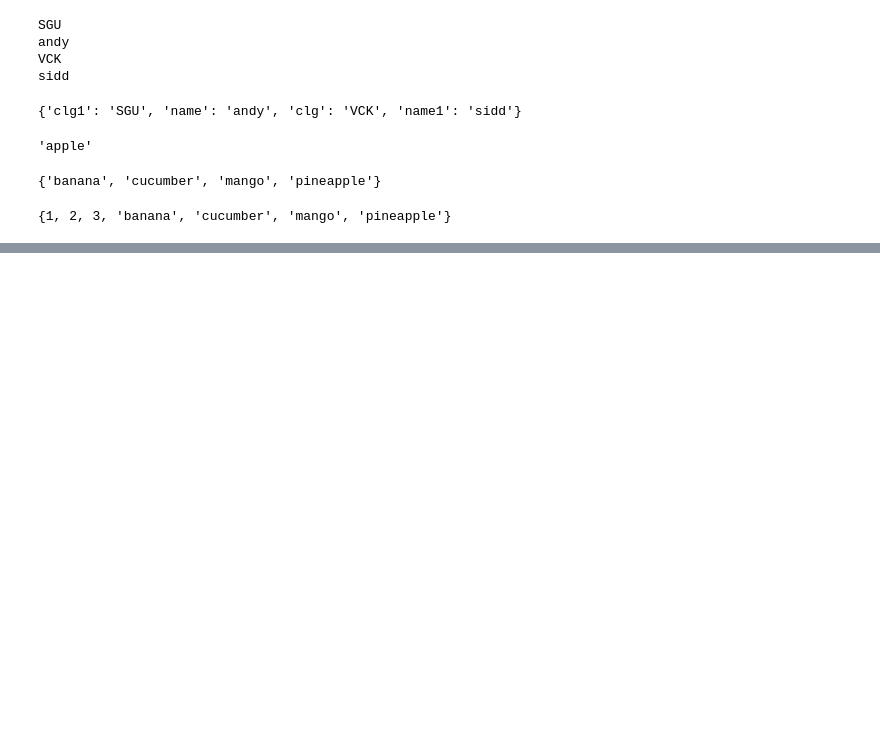
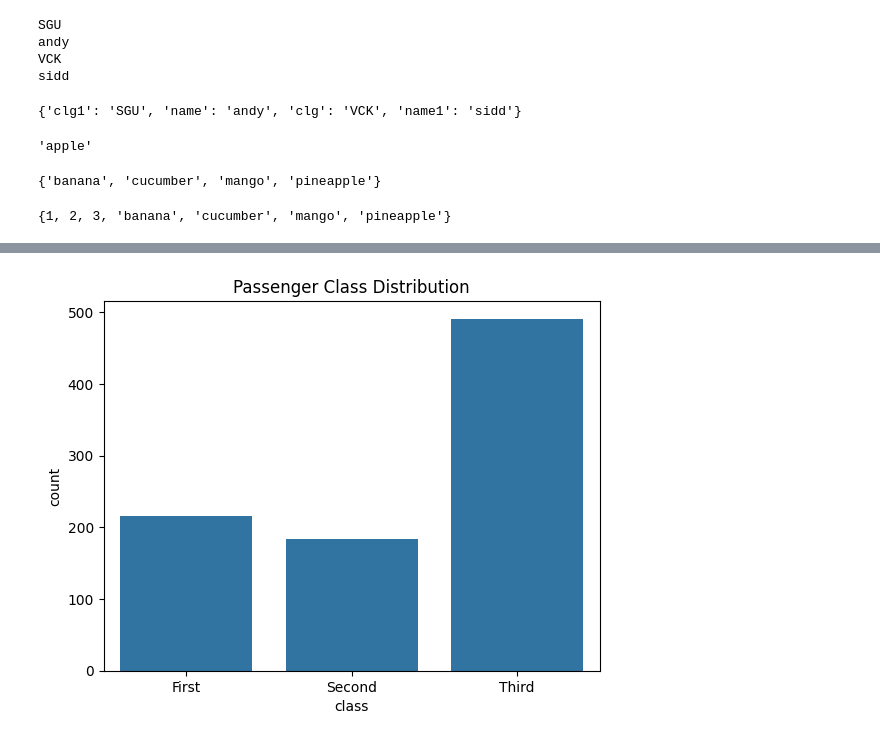
Before and after one commit to SinVegeta/cubiclesTest, a Jupyter notebook: Untitled.ipynb, the cells around one changed output, grey strips where cells are left out. Saved outputs shown, nothing was run; the diff lists cells and outputs as text; code cells hidden in the pictures; blank space fills up the shorter version.

```diff
--- a/Untitled.ipynb
+++ b/Untitled.ipynb
@@ -118,0 +183,5 @@ set3
+# %%
+df_titanic = sns.load_dataset("titanic")
+print(df_titanic.head())
+
+print(f"Survival Rate: {df_titanic['survived'].mean() * 100:.2f}%")
@@ -118,0 +203,7 @@ set3
+# %%
+
+sns.countplot(x="class", data=df_titanic)
+plt.title("Passenger Class Distribution")
+plt.show()
+# %% [output]
+[figure, added]
```
Also changed, not shown: parts of 7 cells of this notebook.
